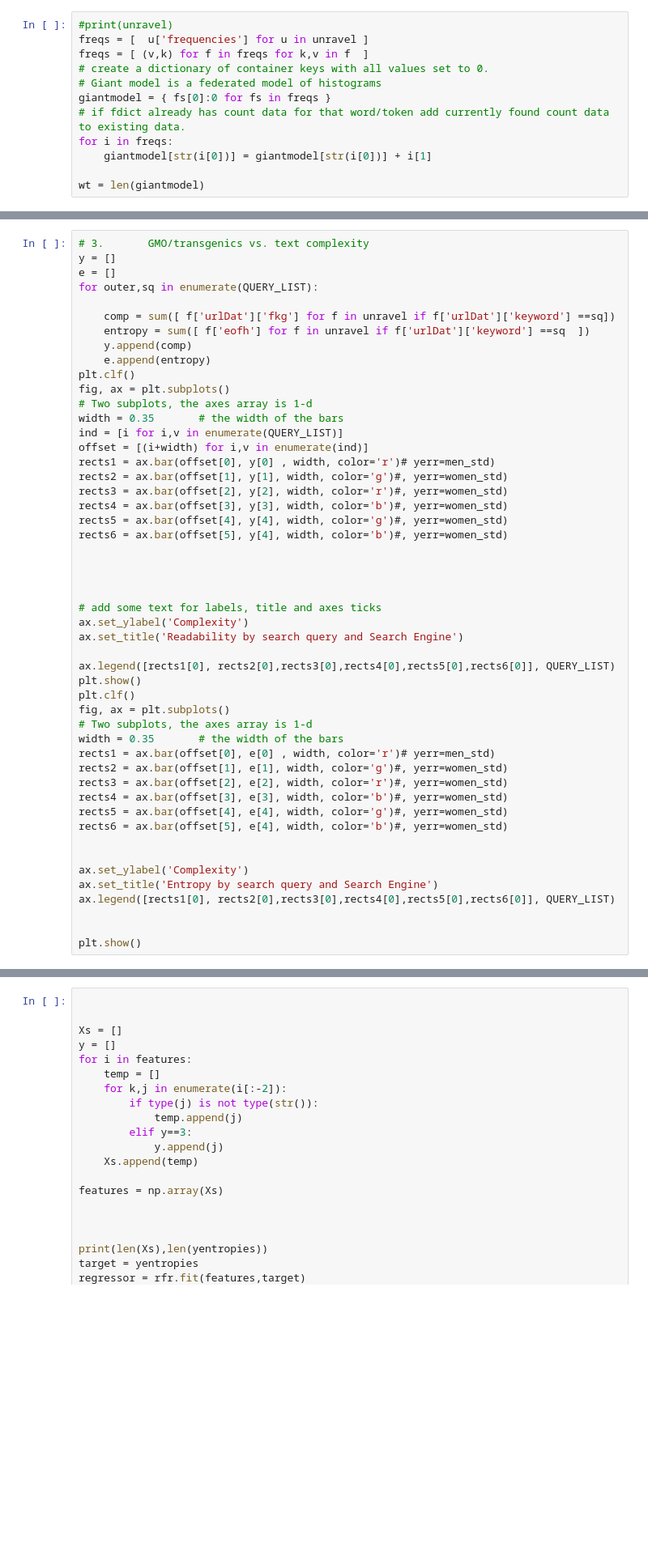
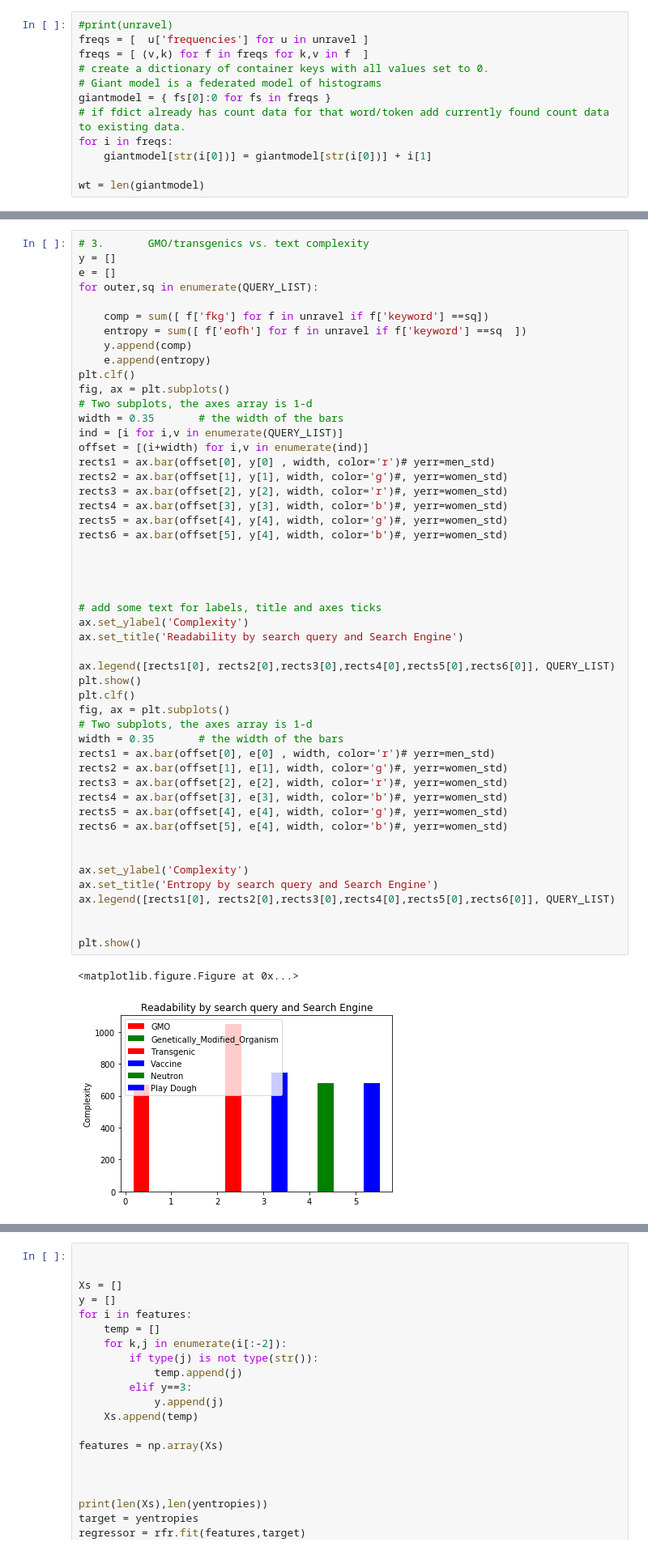
Before and after one commit to russelljjarvis/ScienceAccessibility, a Jupyter notebook: Visualisation_search_terms_reading_level.ipynb, the cells around one changed output, grey strips where cells are left out. Shown: that part at 81% size. Saved outputs shown, nothing was run; the diff lists cells and outputs as text; blank space fills up the shorter version.

```diff
--- a/Visualisation_search_terms_reading_level.ipynb
+++ b/Visualisation_search_terms_reading_level.ipynb
@@ -259,8 +309,8 @@ y = []
 e = []
 for outer,sq in enumerate(QUERY_LIST):
 
-    comp = sum([ f['urlDat']['fkg'] for f in unravel if f['urlDat']['keyword'] ==sq])
-    entropy = sum([ f['eofh'] for f in unravel if f['urlDat']['keyword'] ==sq  ])
+    comp = sum([ f['fkg'] for f in unravel if f['keyword'] ==sq])
+    entropy = sum([ f['eofh'] for f in unravel if f['keyword'] ==sq  ])
     y.append(comp)
     e.append(entropy)
 plt.clf()
@@ -276,30 +326,33 @@ rects4 = ax.bar(offset[3], y[3], width, color='b')#, yerr=women_std)
 rects5 = ax.bar(offset[4], y[4], width, color='g')#, yerr=women_std)
 rects6 = ax.bar(offset[5], y[4], width, color='b')#, yerr=women_std)
 
 
 
 
 # add some text for labels, title and axes ticks
 ax.set_ylabel('Complexity')
 ax.set_title('Readability by search query and Search Engine')
 
 ax.legend([rects1[0], rects2[0],rects3[0],rects4[0],rects5[0],rects6[0]], QUERY_LIST)
 plt.show()
 plt.clf()
 fig, ax = plt.subplots()
 # Two subplots, the axes array is 1-d
 width = 0.35       # the width of the bars
 rects1 = ax.bar(offset[0], e[0] , width, color='r')# yerr=men_std)
 rects2 = ax.bar(offset[1], e[1], width, color='g')#, yerr=women_std)
 rects3 = ax.bar(offset[2], e[2], width, color='r')#, yerr=women_std)
 rects4 = ax.bar(offset[3], e[3], width, color='b')#, yerr=women_std)
 rects5 = ax.bar(offset[4], e[4], width, color='g')#, yerr=women_std)
 rects6 = ax.bar(offset[5], e[4], width, color='b')#, yerr=women_std)
 
 
 ax.set_ylabel('Complexity')
 ax.set_title('Entropy by search query and Search Engine')
 ax.legend([rects1[0], rects2[0],rects3[0],rects4[0],rects5[0],rects6[0]], QUERY_LIST)
 
 
 plt.show()
+# %% [output]
+<matplotlib.figure.Figure at 0x...>
+[figure, added]
```
Also changed, not shown: parts of 17 cells of this notebook, 3 other files.
